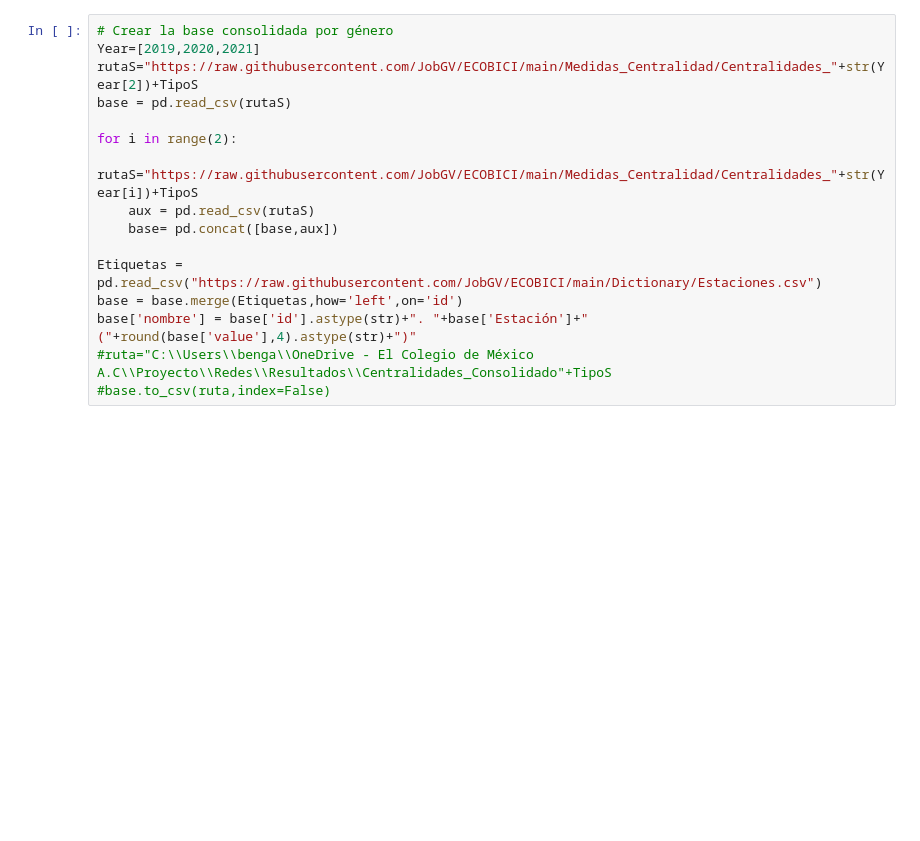
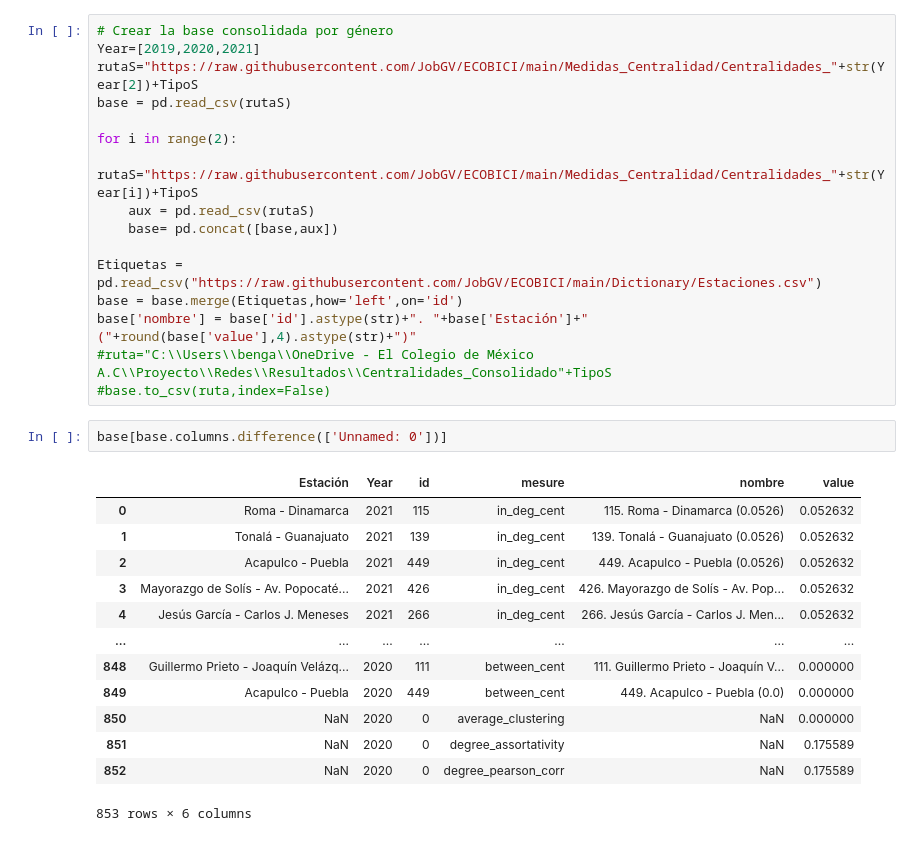
Before and after one commit to JobGV/ECOBICI, a Jupyter notebook: Código/Centralidad horario.ipynb, the cells around one changed output. Cells and saved outputs as stored; diff of their text form; blank space fills up the shorter version.

```diff
--- a/Código/Centralidad horario.ipynb
+++ b/Código/Centralidad horario.ipynb
@@ -117,3 +120,19 @@ base = base.merge(Etiquetas,how='left',on='id')
 base['nombre'] = base['id'].astype(str)+". "+base['Estación']+" ("+round(base['value'],4).astype(str)+")"
 #ruta="C:\\Users\\benga\\OneDrive - El Colegio de México A.C\\Proyecto\\Redes\\Resultados\\Centralidades_Consolidado"+TipoS
 #base.to_csv(ruta,index=False)
+# %%
+base[base.columns.difference(['Unnamed: 0'])]
+# %% [output]
+|  | Estación | Year | id | mesure | nombre | value |
+| 0 | Roma - Dinamarca | 2021 | 115 | in_deg_cent | 115. Roma - Dinamarca (0.0526) | 0.052632 |
+| 1 | Tonalá - Guanajuato | 2021 | 139 | in_deg_cent | 139. Tonalá - Guanajuato (0.0526) | 0.052632 |
+| 2 | Acapulco - Puebla | 2021 | 449 | in_deg_cent | 449. Acapulco - Puebla (0.0526) | 0.052632 |
+| 3 | Mayorazgo de Solís - Av. Popocaté... | 2021 | 426 | in_deg_cent | 426. Mayorazgo de Solís - Av. Pop... | 0.052632 |
+| 4 | Jesús García - Carlos J. Meneses | 2021 | 266 | in_deg_cent | 266. Jesús García - Carlos J. Men... | 0.052632 |
+| ... | ... | ... | ... | ... | ... | ... |
+| 848 | Guillermo Prieto - Joaquín Velázq... | 2020 | 111 | between_cent | 111. Guillermo Prieto - Joaquín V... | 0.000000 |
+| 849 | Acapulco - Puebla | 2020 | 449 | between_cent | 449. Acapulco - Puebla (0.0) | 0.000000 |
+| 850 | NaN | 2020 | 0 | average_clustering | NaN | 0.000000 |
+| 851 | NaN | 2020 | 0 | degree_assortativity | NaN | 0.175589 |
+| 852 | NaN | 2020 | 0 | degree_pearson_corr | NaN | 0.175589 |
+853 rows × 6 columns
```
Also changed, not shown: parts of 1 cell of this notebook, 4 other files.
